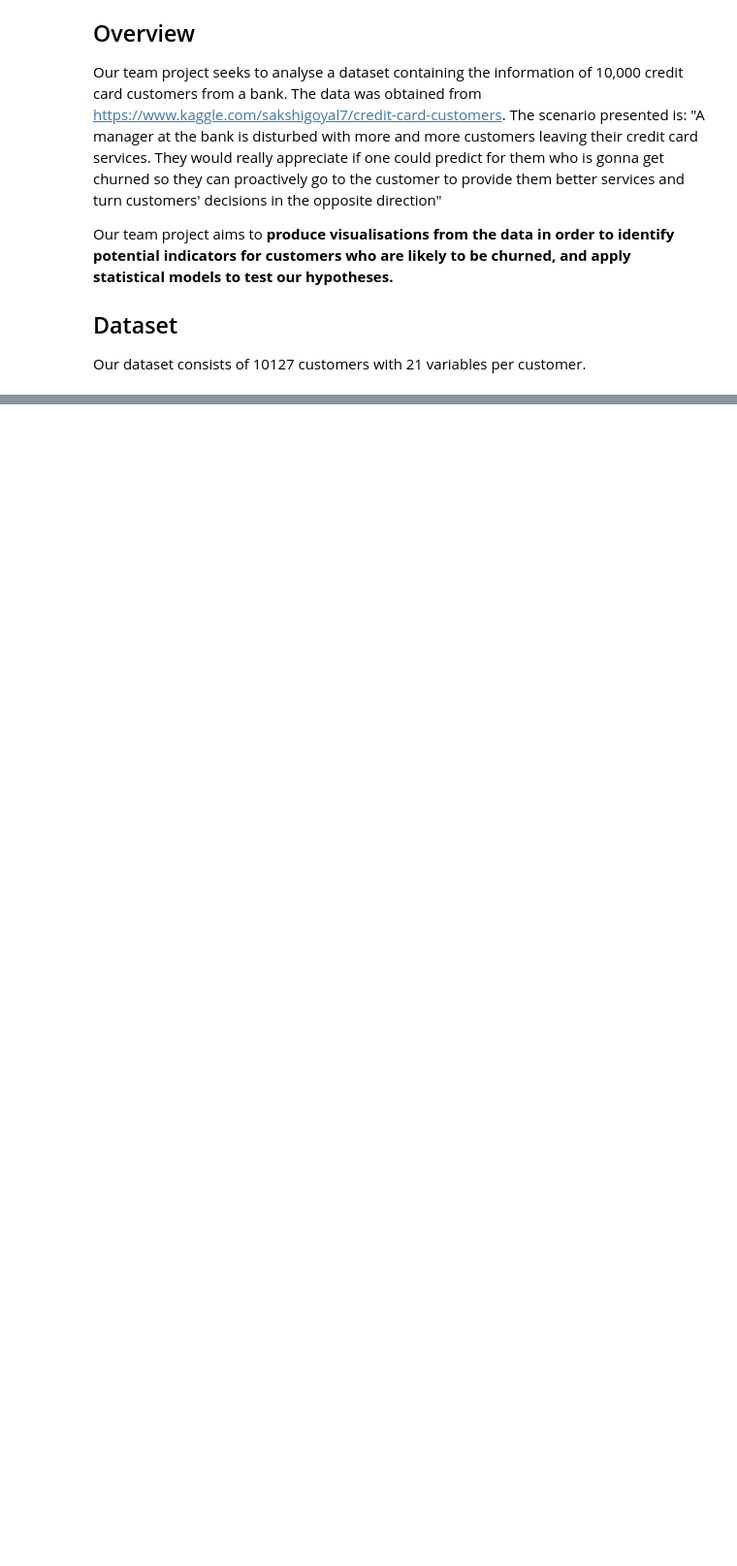
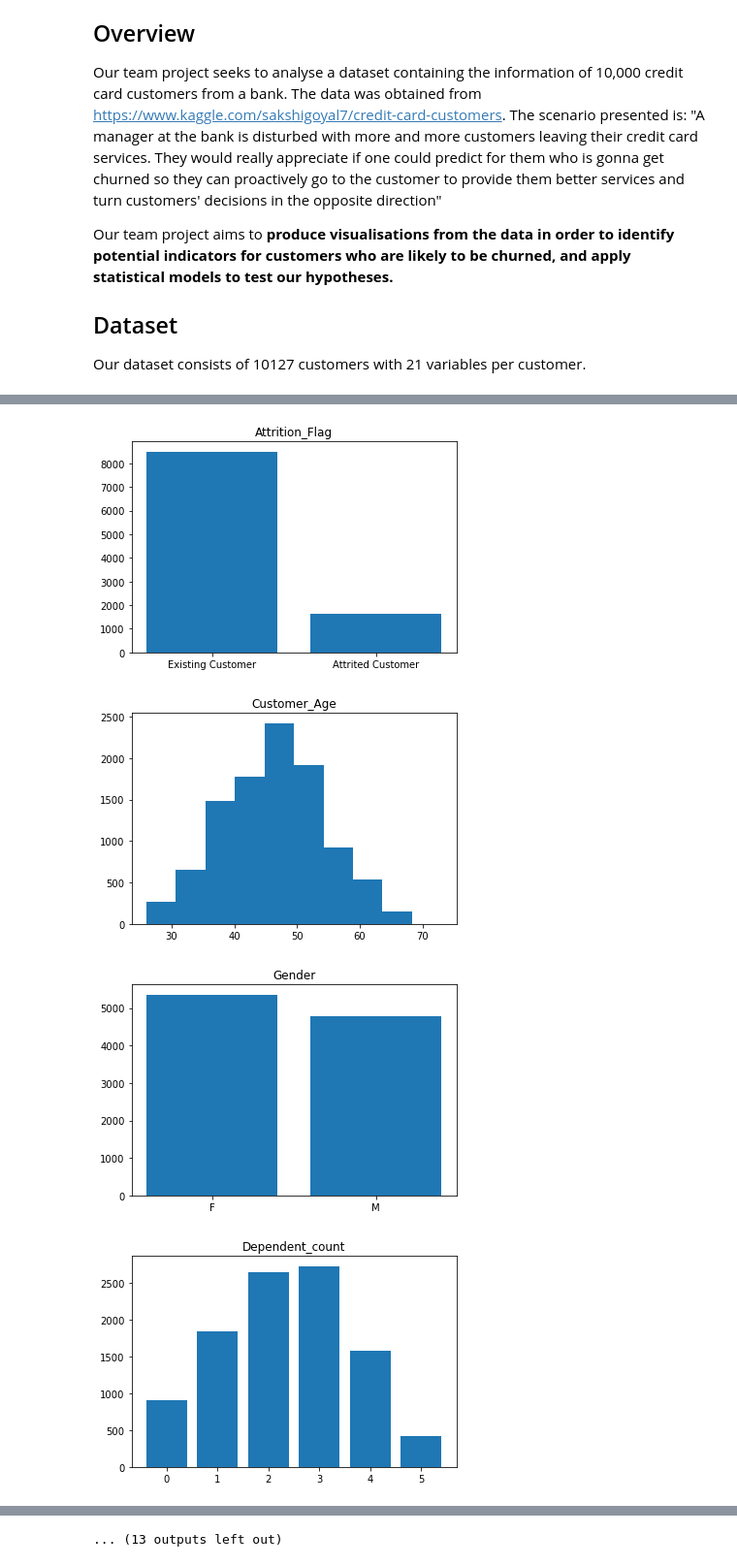
Before and after one commit to Zaiah0505/bubble-tea, a Jupyter notebook: FinalProject.ipynb, the cells around one changed output, grey strips where cells are left out. Shown at 97% size. Saved outputs shown, nothing was run; the diff lists cells and outputs as text; code cells hidden in the pictures; blank space fills up the shorter version.

```diff
--- a/FinalProject.ipynb
+++ b/FinalProject.ipynb
@@ -77,0 +74,29 @@ plt.show()
+# %%
+def plot_categorical(col):
+    counts = data[col].value_counts()
+    plt.bar(counts.index, counts)
+    plt.title(col)
+    plt
+    plt.show()
+
+for col in data.columns:
+    array = data[col]
+    if array.dtype == 'float64':
+        plt.hist(array)
+        plt.title(col)
+        ax = sns.displot(array)
+        plt.show()
+    elif array.dtype == "int64":
+        if len(array.unique()) < 11:
+            plot_categorical(col)
+        else:
+            plt.hist(array)
+            plt.title(col)
+            plt.show()
+    else:
+        plot_categorical(col)
+# %% [output]
+[figure, added]
+[figure, added]
+[figure, added]
+[figure, added]
@@ -77,0 +111 @@ plt.show()
+... (13 outputs left out)
```
Also changed, not shown: parts of 9 cells of this notebook, 1 other file.
